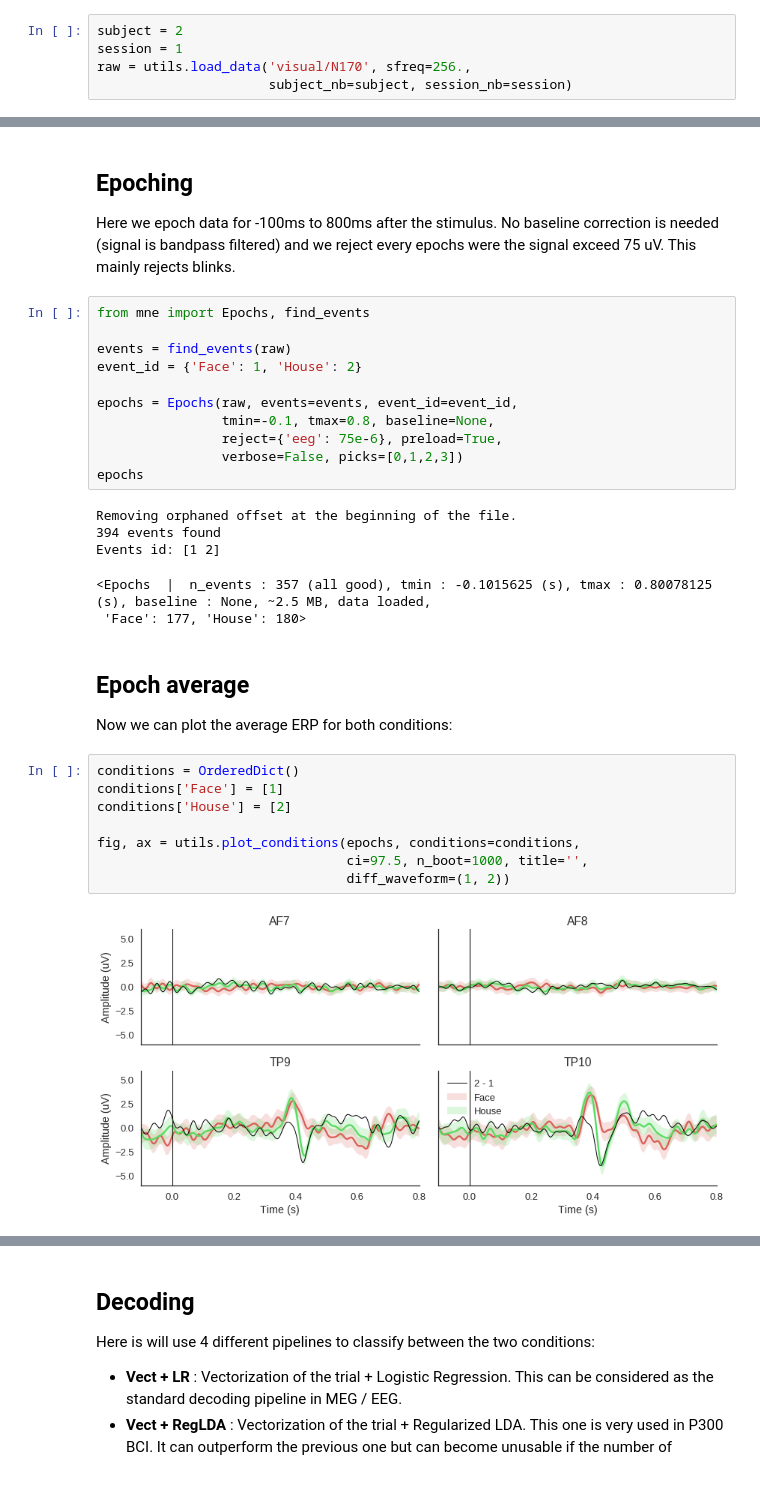
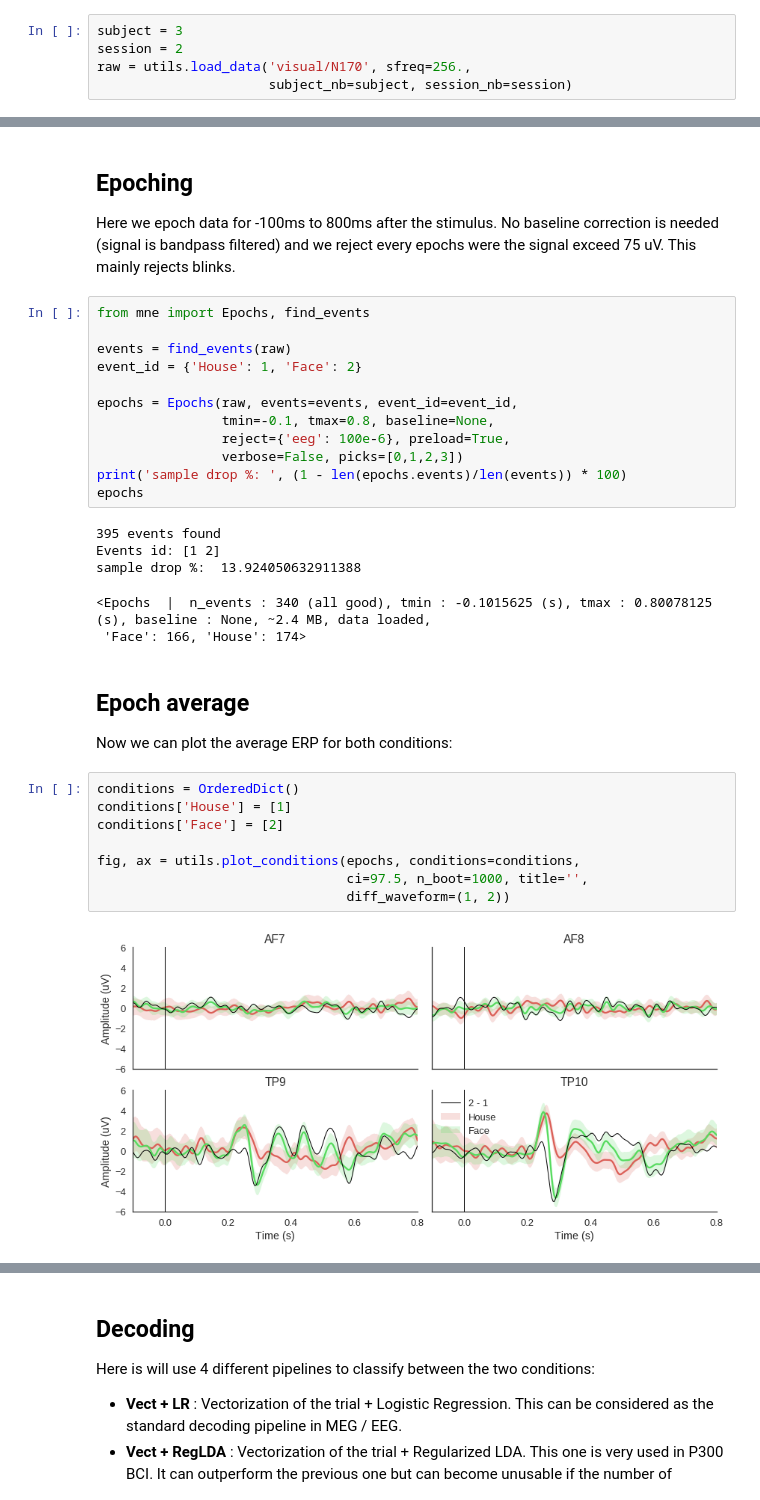
Before and after one commit to NeuroTechX/eeg-notebooks_v0.1, a Jupyter notebook: notebooks/N170 with Muse.ipynb, the cells around one changed output, grey strips where cells are left out. Drawn from its saved outputs; the diff is of its cells as text.

```diff
--- a/notebooks/N170 with Muse.ipynb
+++ b/notebooks/N170 with Muse.ipynb
@@ -28,7 +26,7 @@ ModuleNotFoundError: No module named 'utils'
 # %% [markdown]
 ## Load data into MNE objects
 # %%
-subject = 2
-session = 1
+subject = 3
+session = 2
 raw = utils.load_data('visual/N170', sfreq=256.,
                       subject_nb=subject, session_nb=session)
@@ -56,30 +62,31 @@ Here we epoch data for -100ms to 800ms after the stimulus. No baseline correctio
 from mne import Epochs, find_events
 
 events = find_events(raw)
-event_id = {'Face': 1, 'House': 2}
+event_id = {'House': 1, 'Face': 2}
 
 epochs = Epochs(raw, events=events, event_id=event_id,
                 tmin=-0.1, tmax=0.8, baseline=None,
-                reject={'eeg': 75e-6}, preload=True,
+                reject={'eeg': 100e-6}, preload=True,
                 verbose=False, picks=[0,1,2,3])
+print('sample drop %: ', (1 - len(epochs.events)/len(events)) * 100)
 epochs
 # %% [output]
-Removing orphaned offset at the beginning of the file.
-394 events found
+395 events found
 Events id: [1 2]
+sample drop %:  13.924050632911388
-<Epochs  |  n_events : 357 (all good), tmin : -0.1015625 (s), tmax : 0.80078125 (s), baseline : None, ~2.5 MB, data loaded,
- 'Face': 177, 'House': 180>
+<Epochs  |  n_events : 340 (all good), tmin : -0.1015625 (s), tmax : 0.80078125 (s), baseline : None, ~2.4 MB, data loaded,
+ 'Face': 166, 'House': 174>
 # %% [markdown]
 ## Epoch average
 
 Now we can plot the average ERP for both conditions:
 # %%
 conditions = OrderedDict()
-conditions['Face'] = [1]
-conditions['House'] = [2]
+conditions['House'] = [1]
+conditions['Face'] = [2]
 
 fig, ax = utils.plot_conditions(epochs, conditions=conditions,
                                 ci=97.5, n_boot=1000, title='',
                                 diff_waveform=(1, 2))
 # %% [output]
-[figure, old version]
+[figure, new version]
```
Also changed, not shown: parts of 8 cells of this notebook, 4 other files.
